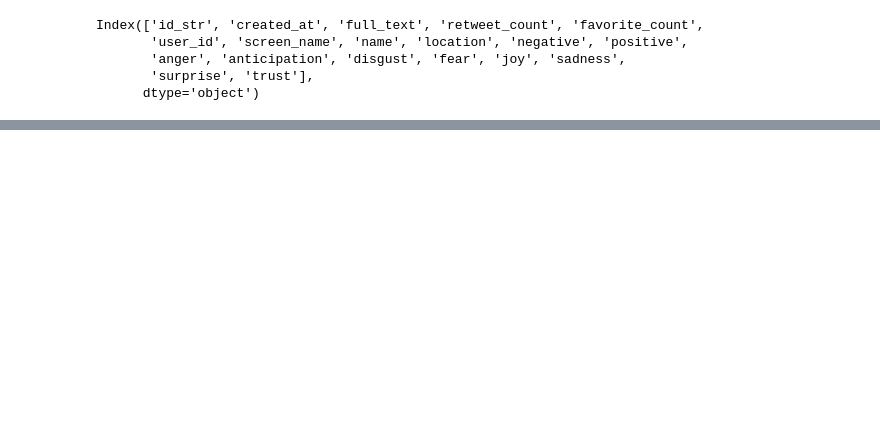
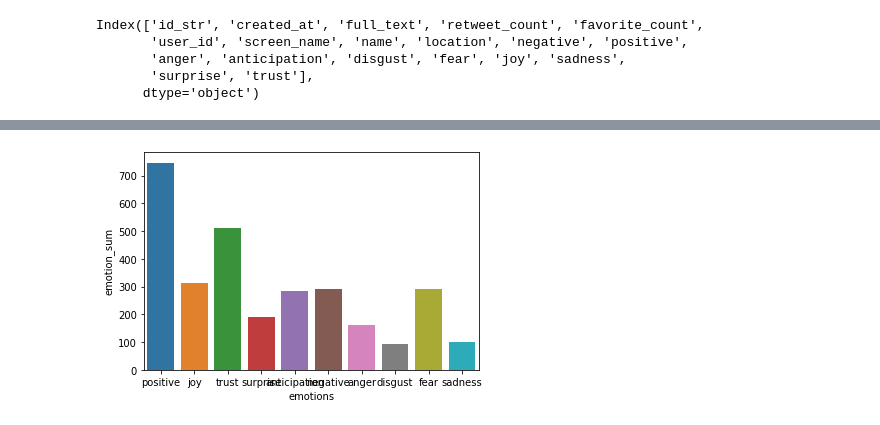
Before and after one commit to tabithaks/Public-Opinion-on-Climate-Change-Initiatives, a Jupyter notebook: Sentiment Analysis/topic_sentiment_analysis_gnd.ipynb, the cells around one changed output, grey strips where cells are left out. Drawn from its saved outputs; the diff is of its cells as text; code cells hidden in the pictures; blank space fills up the shorter version.

Commit message:
added bar plot for emotions topic wise

```diff
--- a/Sentiment Analysis/topic_sentiment_analysis_gnd.ipynb
+++ b/Sentiment Analysis/topic_sentiment_analysis_gnd.ipynb
@@ -34,3 +28,8 @@ gnd_topic_2.head(3)
+# %%
+topic_2_emotions = gnd_topic_2[emotions].sum(axis = 0, skipna = True).rename_axis("emotions").reset_index(name="emotion_sum")
+ax = sns.barplot(x="emotions", y="emotion_sum", data=topic_2_emotions)
+# %% [output]
+[figure, added]
 # %%
 plt.figure(figsize=(15,10))
 sns.stripplot(data = gnd_topic_2[emotions])
```
Also changed, not shown: parts of 6 cells of this notebook.
